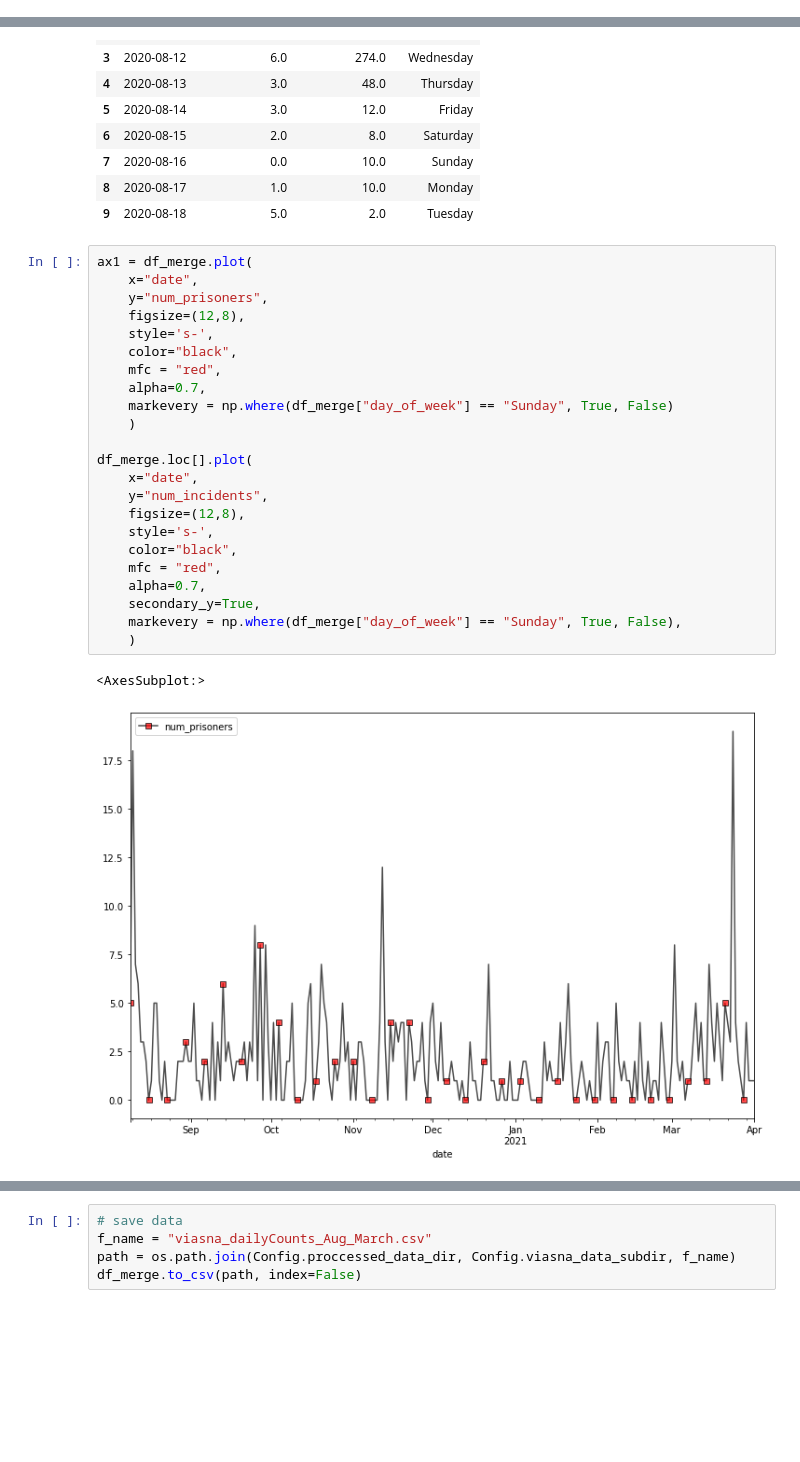
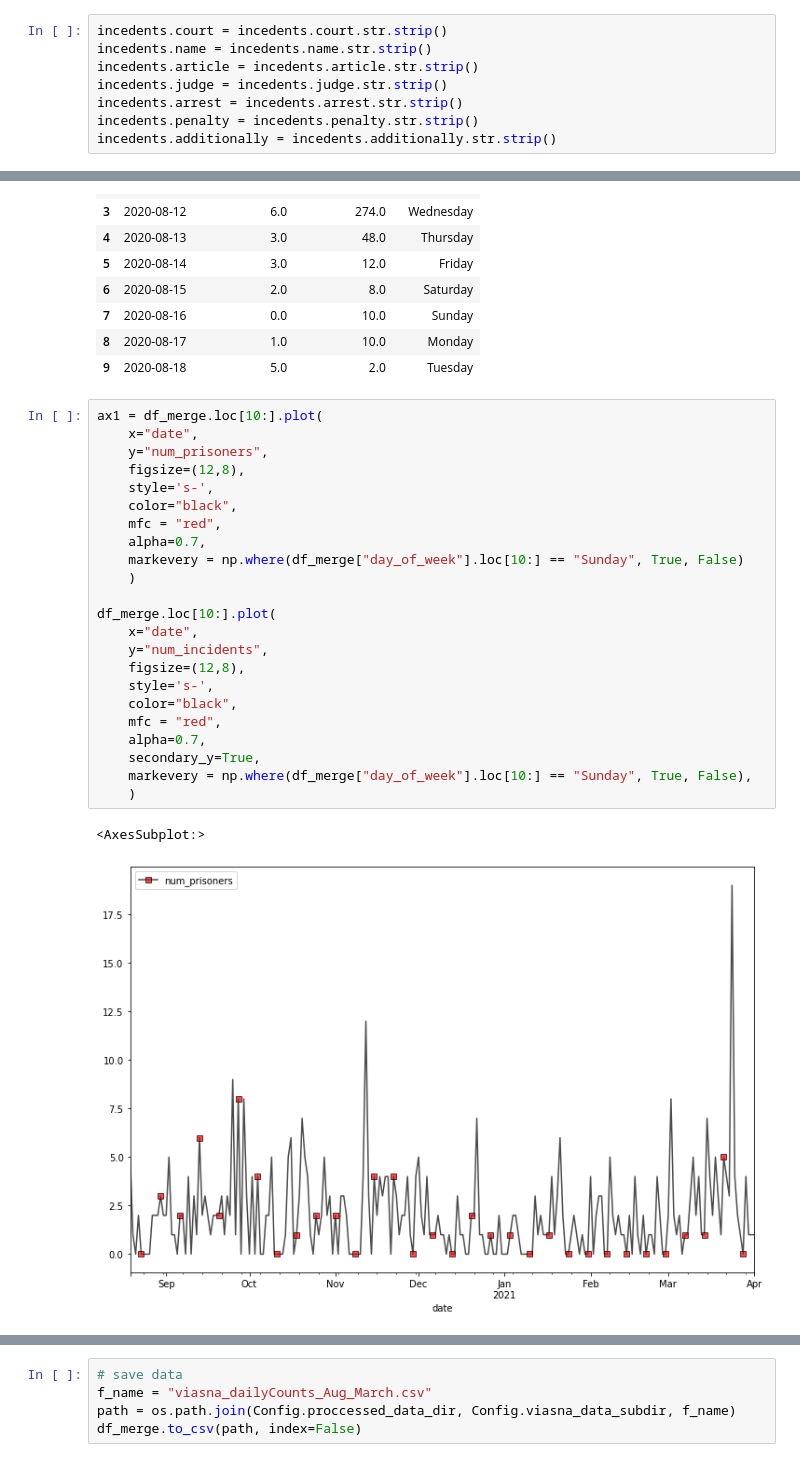
Before and after one commit to IshitaGopal/telegram-analysis, a Jupyter notebook: analysis/code/viasna_analysis.ipynb, the cells around one changed output, grey strips where cells are left out. Saved outputs shown, nothing was run; the diff lists cells and outputs as text; blank space fills up the shorter version.

```diff
--- a/analysis/code/viasna_analysis.ipynb
+++ b/analysis/code/viasna_analysis.ipynb
@@ -16,0 +26,8 @@ incedents = pd.read_csv(incedents_f)
+# %%
+incedents.court = incedents.court.str.strip()
+incedents.name = incedents.name.str.strip()
+incedents.article = incedents.article.str.strip()
+incedents.judge = incedents.judge.str.strip()
+incedents.arrest = incedents.arrest.str.strip()
+incedents.penalty = incedents.penalty.str.strip()
+incedents.additionally = incedents.additionally.str.strip()
@@ -87,28 +108,28 @@ df_merge.head(10)
 | 8 | 2020-08-17 | 1.0 | 10.0 | Monday |
 | 9 | 2020-08-18 | 5.0 | 2.0 | Tuesday |
 # %%
-ax1 = df_merge.plot(
+ax1 = df_merge.loc[10:].plot(
     x="date",
     y="num_prisoners",
     figsize=(12,8),
     style='s-',
     color="black",
     mfc = "red",
     alpha=0.7,
-    markevery = np.where(df_merge["day_of_week"] == "Sunday", True, False)
+    markevery = np.where(df_merge["day_of_week"].loc[10:] == "Sunday", True, False)
     )
 
-df_merge.loc[].plot(
+df_merge.loc[10:].plot(
     x="date",
     y="num_incidents",
     figsize=(12,8),
     style='s-',
     color="black",
     mfc = "red",
     alpha=0.7,
     secondary_y=True,
-    markevery = np.where(df_merge["day_of_week"] == "Sunday", True, False),
+    markevery = np.where(df_merge["day_of_week"].loc[10:] == "Sunday", True, False),
     )
 # %% [output]
 <AxesSubplot:>
-[figure, old version]
+[figure, new version]
```
Also changed, not shown: parts of 5 cells of this notebook, 4 other files.
